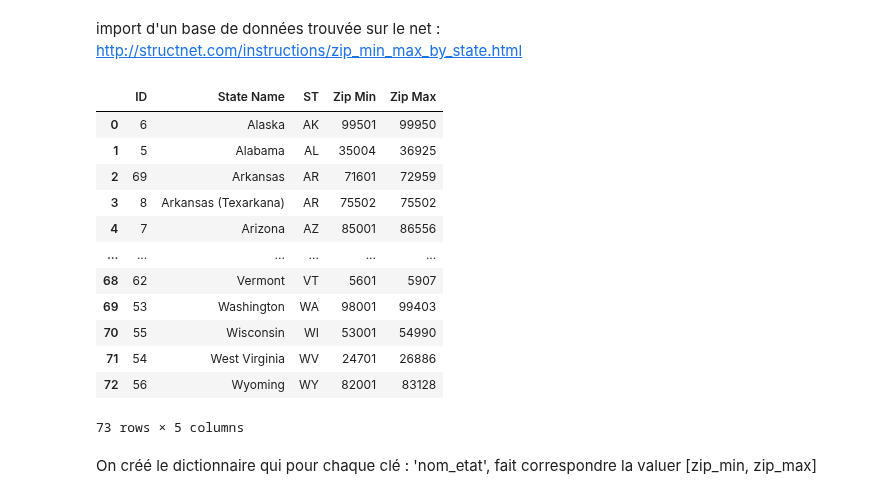
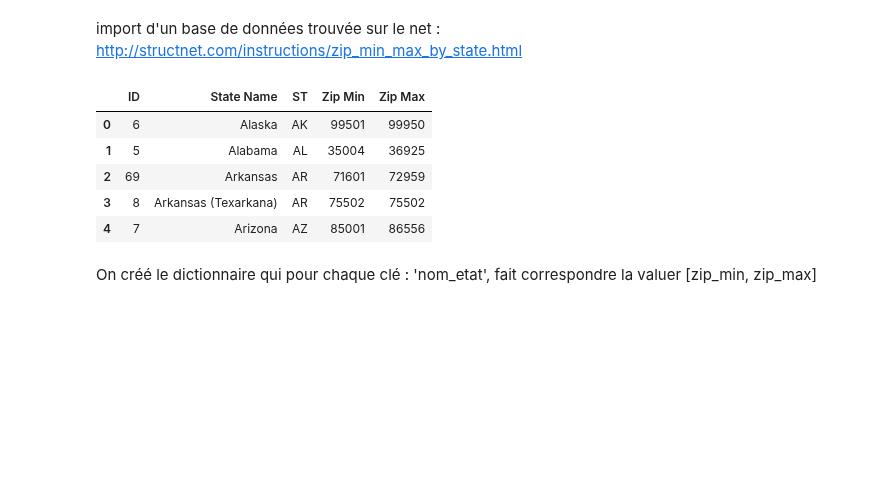
Before and after one commit to SimonLegendrre/LINMA2472_AlgoInDataScienceProjet1, a Jupyter notebook: P3/code/project3_simon.ipynb, the cells around one changed output. Drawn from its saved outputs; the diff is of its cells as text; code cells hidden in the pictures; blank space fills up the shorter version.

```diff
--- a/P3/code/project3_simon.ipynb
+++ b/P3/code/project3_simon.ipynb
@@ -316,21 +309,14 @@ data
 import d'un base de données trouvée sur le net : http://structnet.com/instructions/zip_min_max_by_state.html
 # %%
 states = pd.read_csv("../resources/states.csv")
-states
+states.head()
 # %% [output]
 |  | ID | State Name | ST | Zip Min | Zip Max |
 | 0 | 6 | Alaska | AK | 99501 | 99950 |
 | 1 | 5 | Alabama | AL | 35004 | 36925 |
 | 2 | 69 | Arkansas | AR | 71601 | 72959 |
 | 3 | 8 | Arkansas (Texarkana) | AR | 75502 | 75502 |
 | 4 | 7 | Arizona | AZ | 85001 | 86556 |
-| ... | ... | ... | ... | ... | ... |
-| 68 | 62 | Vermont | VT | 5601 | 5907 |
-| 69 | 53 | Washington | WA | 98001 | 99403 |
-| 70 | 55 | Wisconsin | WI | 53001 | 54990 |
-| 71 | 54 | West Virginia | WV | 24701 | 26886 |
-| 72 | 56 | Wyoming | WY | 82001 | 83128 |
-73 rows × 5 columns
 # %%
 dict_states = {}
 
```
Also changed, not shown: parts of 9 cells of this notebook.
